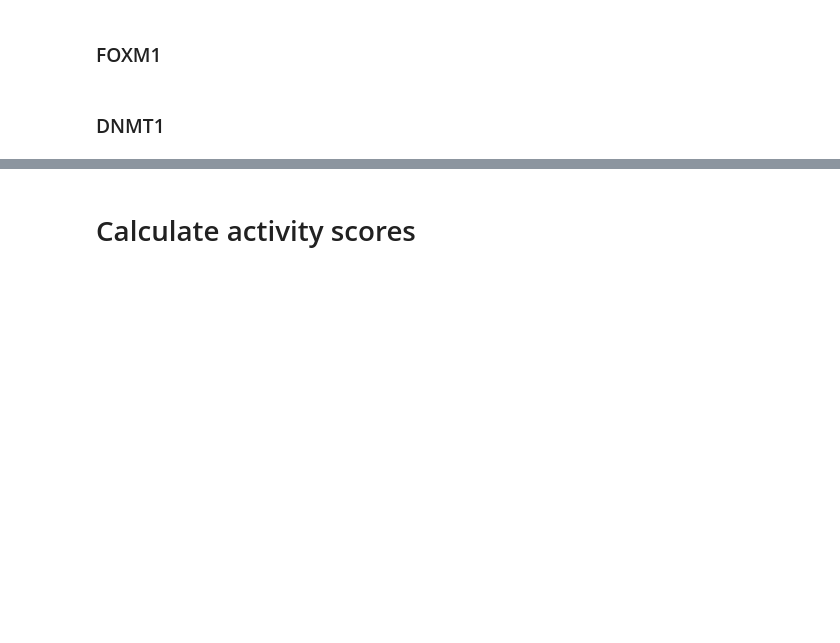
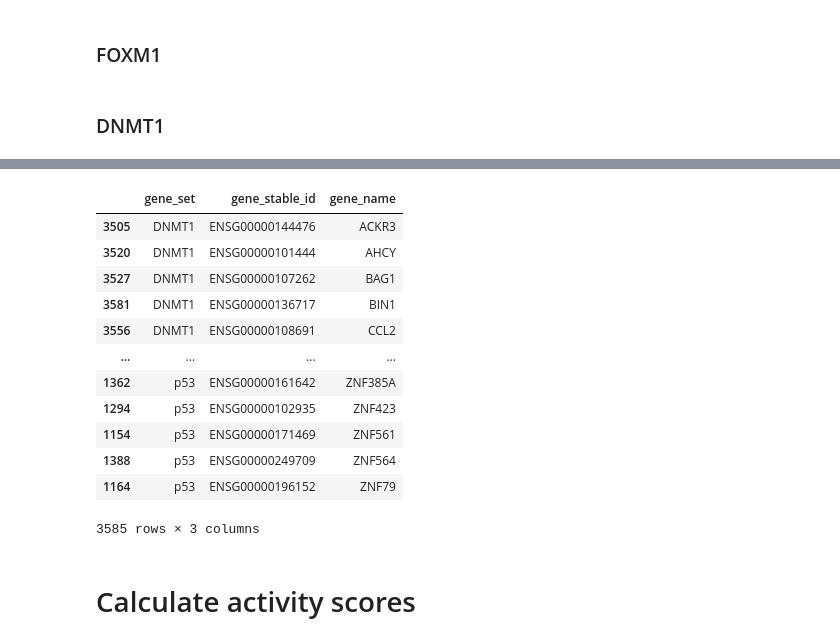
Before and after one commit to zanekoch/dream_proj, a Jupyter notebook: notebooks/120925_revisions.ipynb, the cells around one changed output, grey strips where cells are left out. Cells and saved outputs as stored; diff of their text form; code cells hidden in the pictures; blank space fills up the shorter version.

```diff
--- a/notebooks/120925_revisions.ipynb
+++ b/notebooks/120925_revisions.ipynb
@@ -183,3 +282,19 @@ dnmt1_targets.to_csv('/cellar/users/zkoch/dream/data/upsetplot_reviewer_sets/DNM
+# %%
+all_gene_sets_df
+# %% [output]
+|  | gene_set | gene_stable_id | gene_name |
+| 3505 | DNMT1 | ENSG00000144476 | ACKR3 |
+| 3520 | DNMT1 | ENSG00000101444 | AHCY |
+| 3527 | DNMT1 | ENSG00000107262 | BAG1 |
+| 3581 | DNMT1 | ENSG00000136717 | BIN1 |
+| 3556 | DNMT1 | ENSG00000108691 | CCL2 |
+| ... | ... | ... | ... |
+| 1362 | p53 | ENSG00000161642 | ZNF385A |
+| 1294 | p53 | ENSG00000102935 | ZNF423 |
+| 1154 | p53 | ENSG00000171469 | ZNF561 |
+| 1388 | p53 | ENSG00000249709 | ZNF564 |
+| 1164 | p53 | ENSG00000196152 | ZNF79 |
+3585 rows × 3 columns
 # %% [markdown]
 # Calculate activity scores
 # %% [markdown]
```
Also changed, not shown: parts of 2 cells of this notebook, 15 other files.
